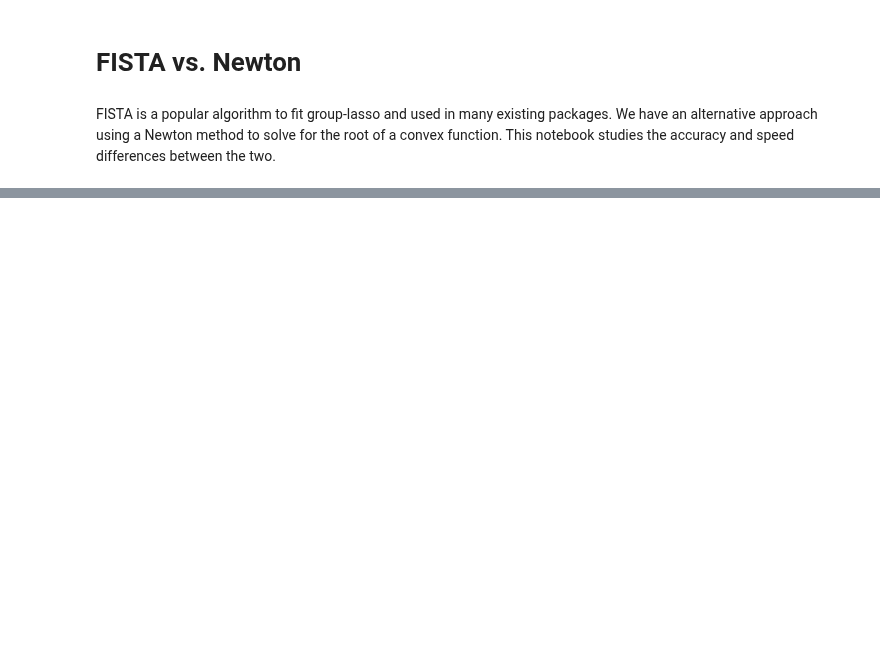
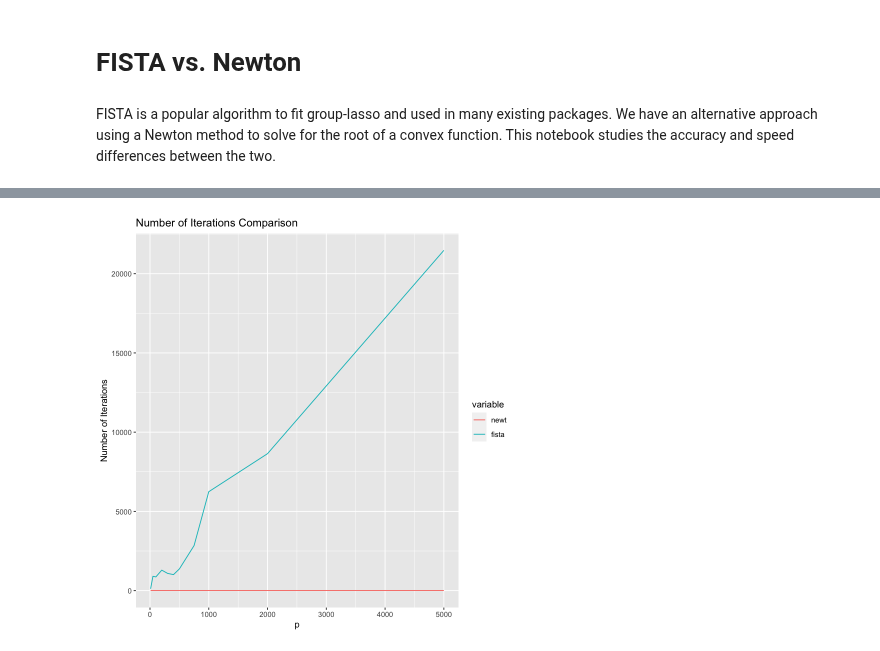
Before and after one commit to JamesYang007/adelie, a Jupyter notebook: research/fista_newton.ipynb, the cells around one changed output, grey strips where cells are left out. Cells and saved outputs as stored; diff of their text form; code cells hidden in the pictures; blank space fills up the shorter version.

```diff
--- a/research/fista_newton.ipynb
+++ b/research/fista_newton.ipynb
@@ -38,0 +82,11 @@ $iters
+# %%
+df.iters <- data.frame(x=ps, newt=bench.out$iters[,1], fista=bench.out$iters[,2])
+df.iters <- melt(df.iters, id.vars='x')
+iters.plot <- ggplot(data=df.iters, aes(x=x, y=value, color=variable)) +
+    geom_line() +
+    ggtitle("Number of Iterations Comparison") +
+    xlab("p") +
+    ylab("Number of Iterations")
+iters.plot
+# %% [output]
+[figure, added]
```
Also changed, not shown: parts of 12 cells of this notebook, 7 other files.
